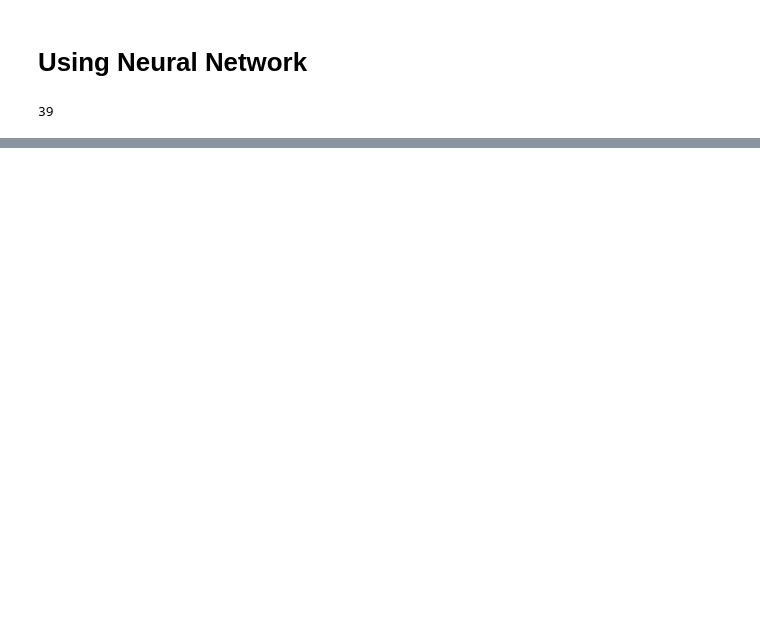
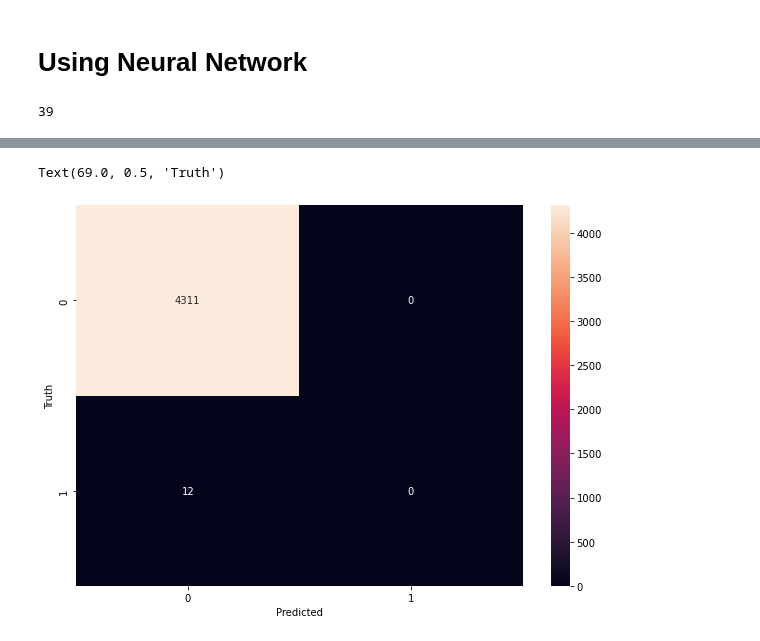
Before and after one commit to dcmar18/NBA-MVP, a Jupyter notebook: data_analysis.ipynb, the cells around one changed output, grey strips where cells are left out. Cells and saved outputs as stored; diff of their text form; code cells hidden in the pictures; blank space fills up the shorter version.

```diff
--- a/data_analysis.ipynb
+++ b/data_analysis.ipynb
@@ -415,0 +557,6 @@ Loss: 0.042817339301109314, Accuracy: 0.9972241520881653
+# %%
+# Compile the Sequential model
+nn.compile(loss="binary_crossentropy", optimizer="adam", metrics=["accuracy"])
+# %%
+# Fit the model using 50 epochs and the training data
+fit_model = nn.fit(X_train_scaled, y_train, epochs=50)
@@ -415,0 +590,3 @@ Loss: 0.042817339301109314, Accuracy: 0.9972241520881653
+# %%
+yp = nn.predict(X_test_scaled)
+yp[:5]
@@ -415,0 +599,7 @@ Loss: 0.042817339301109314, Accuracy: 0.9972241520881653
+# %%
+y_pred = []
+for element in yp:
+    if element > 0.5:
+        y_pred.append(1)
+    else:
+        y_pred.append(0)
@@ -415,0 +617,10 @@ Loss: 0.042817339301109314, Accuracy: 0.9972241520881653
+# %%
+cm = tf.math.confusion_matrix(labels=y_test,predictions=y_pred)
+
+plt.figure(figsize = (10,7))
+sns.heatmap(cm, annot=True, fmt='d')
+plt.xlabel('Predicted')
+plt.ylabel('Truth')
+# %% [output]
+Text(69.0, 0.5, 'Truth')
+[figure, added]
```
Also changed, not shown: parts of 26 cells of this notebook.
